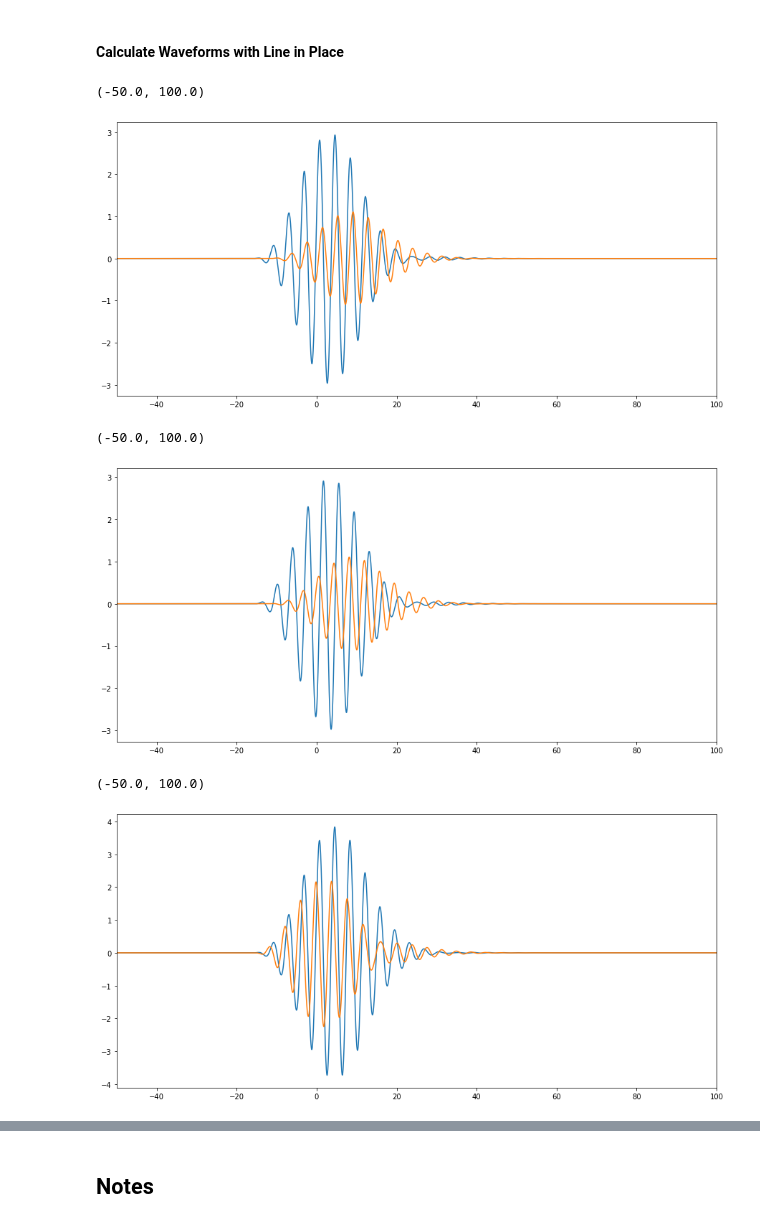
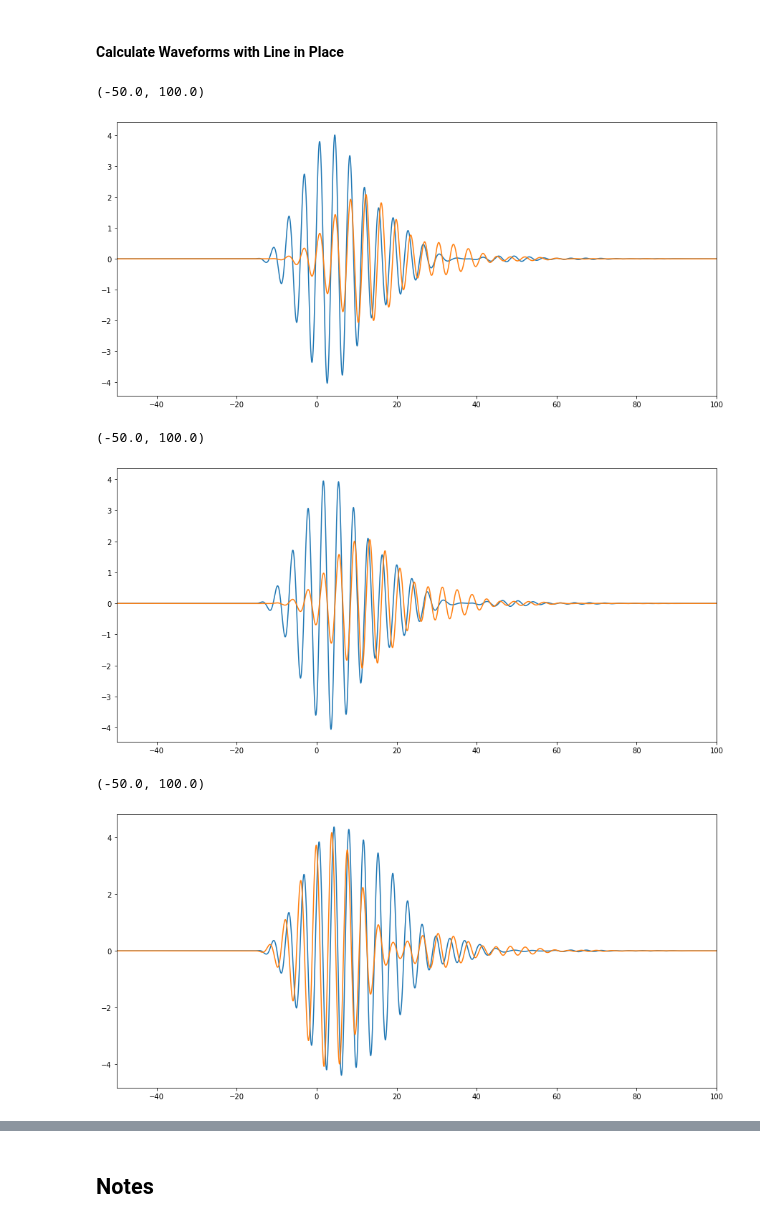
Before and after one commit to dkeathley/notes-to-self, a Jupyter notebook: _sources/NOTE-2022-11-27-coupled-oscillators/ipynb/note-coupled-electronic-oscillators.ipynb, the cells around one changed output, grey strips where cells are left out. Saved outputs shown, nothing was run; the diff lists cells and outputs as text; code cells hidden in the pictures.

```diff
--- a/_sources/NOTE-2022-11-27-coupled-oscillators/ipynb/note-coupled-electronic-oscillators.ipynb
+++ b/_sources/NOTE-2022-11-27-coupled-oscillators/ipynb/note-coupled-electronic-oscillators.ipynb
@@ -339,11 +349,11 @@ plt.xlim(-40, 40);
 # %% [markdown]
 This is the excited wave at each single antenna in free-space assuming there is no couplinb between them.
 # %%
-tau1 = 3
+tau1 = 5
 yres1 = 1100
 C1 = 15e-18*1e12
 
-tau2 = 3
+tau2 = 5
 yres2 = 1100
 C2 = 15e-18*1e12
 
@@ -411,21 +441,25 @@ beta = w/v #propagation constant
 #### Calculate Waveforms with Line in Place
 # %%
 #Load impedance at 2 as seen by source at 1
-ZL1 = (R2 + 1j*w*L2)/(1 + 1j*w*R2*C2 - w**2*C2*L2)
+
+ZL1 = Zt2*Zb2/(Zt2 + Zb2)
 
 Gamma1 = (ZL1 - Z0)/(ZL1 + Z0)
 
 Zin1 = Z0*(1 + Gamma1*np.exp(-1j*2*beta*l)*np.exp(-2*alpha*l))/(1 - Gamma1*np.exp(-1j*2*beta*l)*np.exp(-2*alpha*l))
 
-Zp1 = Zin1/(1 + 1j*w*C1*Zin1)
+Zp1 = Zb1*Zin1/(Zb1 + Zin1)
 
-Vin1f = V1f*Zp1/(R1 + 1j*w*L1 + Zp1)
+Vin1f = V1f*Zp1/(Zt1 + Zp1)
 
-Vp1f = Vin1f/(np.exp(1j*beta*l)*np.exp(alpha*l) + Gamma1*np.exp(-1j*beta*l)*np.exp(-1*alpha*l))
-Vo21f = Vp1f*(1 + Gamma1)
+Vplus1f = Vin1f/(np.exp(1j*beta*l)*np.exp(alpha*l) + Gamma1*np.exp(-1j*beta*l)*np.exp(-1*alpha*l))
+Vo21f = Vplus1f*(1 + Gamma1)
 
-Vin1 = np.real(np.fft.ifft(Vin1f))
-Vo21 = np.real(np.fft.ifft(Vo21f))
+Vg1f = Vin1f/(1 + 1j*w*C1*(Rb1 + 1j*w*Lb1))
+Vg21f = Vo21f/(1 + 1j*w*C2*(Rb2 + 1j*w*Lb2))
+
+Vg1 = np.real(np.fft.ifft(Vg1f))
+Vg21 = np.real(np.fft.ifft(Vg21f))
 
 # -- Plots --
 fig = plt.figure()
@@ -435,8 +469,8 @@ ax1 = fig.add_subplot(1, 1, 1)
 # ax2 = fig.add_subplot(1, 2, 2)
 
 # ax1.plot(t, V1/np.abs(V1).max())
-ax1.plot(t, Vin1)
-ax1.plot(t, -1*Vo21)
+ax1.plot(t, Vg1)
+ax1.plot(t, -1*Vg21)
 ax1.set_xlim(-50, 100)
 
 
@@ -444,24 +478,28 @@ ax1.set_xlim(-50, 100)
 # ax2.set_xlim(-20, 40);
 # %% [output]
 (-50.0, 100.0)
-[figure, old version]
+[figure, new version]
 # %%
 #Load impedance at 2 as seen by source at 1
-ZL2 = (R1 + 1j*w*L1)/(1 + 1j*w*R1*C1 - w**2*C1*L1)
+
+ZL2 = Zt1*Zb1/(Zt1 + Zb1)
 
 Gamma2 = (ZL2 - Z0)/(ZL2 + Z0)
 
 Zin2 = Z0*(1 + Gamma2*np.exp(-1j*2*beta*l)*np.exp(-2*alpha*l))/(1 - Gamma2*np.exp(-1j*2*beta*l)*np.exp(-2*alpha*l))
 
-Zp2 = Zin2/(1 + 1j*w*C2*Zin2)
+Zp2 = Zb2*Zin2/(Zb2 + Zin2)
 
-Vin2f = V2f*Zp2/(R2 + 1j*w*L2 + Zp2)
+Vin2f = V2f*Zp2/(Zt2 + Zp2)
 
-Vp2f = Vin2f/(np.exp(1j*beta*l)*np.exp(alpha*l) + Gamma2*np.exp(-1j*beta*l)*np.exp(-1*alpha*l))
-Vo12f = Vp2f*(1 + Gamma2)
+Vplus2f = Vin2f/(np.exp(1j*beta*l)*np.exp(alpha*l) + Gamma2*np.exp(-1j*beta*l)*np.exp(-1*alpha*l))
+Vo12f = Vplus2f*(1 + Gamma2)
 
-Vin2 = np.real(np.fft.ifft(Vin2f))
-Vo12 = np.real(np.fft.ifft(Vo12f))
+Vg2f = Vin2f/(1 + 1j*w*C2*(Rb2 + 1j*w*Lb2))
+Vg12f = Vo12f/(1 + 1j*w*C1*(Rb1 + 1j*w*Lb1))
+
+Vg2 = np.real(np.fft.ifft(Vg2f))
+Vg12 = np.real(np.fft.ifft(Vg12f))
 
 # -- Plots --
 fig = plt.figure()
@@ -471,8 +509,8 @@ ax1 = fig.add_subplot(1, 1, 1)
 # ax2 = fig.add_subplot(1, 2, 2)
 
 # ax1.plot(t, V1/np.abs(V1).max())
-ax1.plot(t, Vin2)
-ax1.plot(t, Vo12)
+ax1.plot(t, Vg2)
+ax1.plot(t, -1*Vg12)
 ax1.set_xlim(-50, 100)
 
 
@@ -480,23 +518,23 @@ ax1.set_xlim(-50, 100)
 # ax2.set_xlim(-20, 40);
 # %% [output]
 (-50.0, 100.0)
-[figure, old version]
+[figure, new version]
 # %%
-Vg1T = Vin1 + Vo12
-Vg2T = Vin2 + Vo21
+Vg1T = Vg1 + Vg12
+Vg2T = Vg2 + Vg21
 
 # -- Plots --
 fig = plt.figure()
 fig.set_size_inches(15, 7)
 
 ax1 = fig.add_subplot(1, 1, 1)
 
 ax1.plot(t, Vg1T)
 ax1.plot(t, -1*Vg2T)
 ax1.set_xlim(-50, 100)
 # %% [output]
 (-50.0, 100.0)
-[figure, old version]
+[figure, new version]
 # %%
 fig = plt.figure()
 fig.set_size_inches(10, 7)
```
Also changed, not shown: parts of 4 cells of this notebook, 9 other files.
